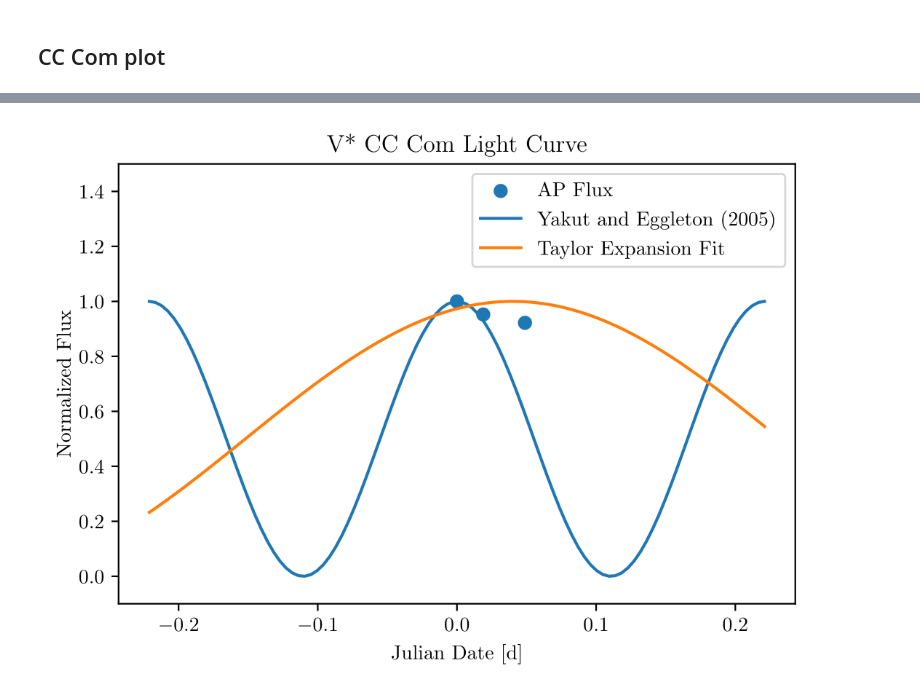
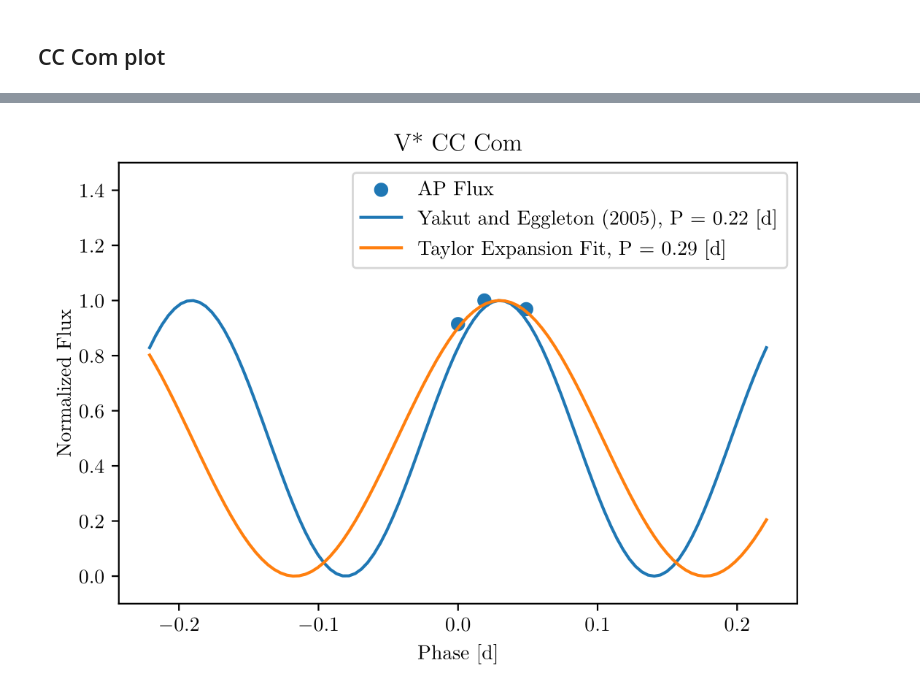
Before and after one commit to matt-ketk/astr-480, a Jupyter notebook: analysis/PaperFigures.ipynb, the cells around one changed output, grey strips where cells are left out. Cells and saved outputs as stored; diff of their text form; code cells hidden in the pictures.

```diff
--- a/analysis/PaperFigures.ipynb
+++ b/analysis/PaperFigures.ipynb
@@ -26,8 +26,17 @@ flat_dir = './data/flat'
 darks_dir = './data/dark'
 tzboo_dir = './data/tz_boo'
 cccom_dir = './data/cc_com'
+
+cc_com_reduced = './data/cc_com/reduced/'
+tz_boo_reduced = './data/tz_boo/reduced/'
+
+pgf_plot = False
 # %%
-matplotlib.use('pgf')
+if pgf_plot:
+    matplotlib.use('pgf')
+else:
+    matplotlib.use('module://matplotlib_inline.backend_inline')
+    matplotlib.rcParams['backend']
 matplotlib.rcParams['figure.dpi'] = 200
 matplotlib.rcParams.update({
     'pgf.texsystem': 'pdflatex',
@@ -94,35 +205,37 @@ fig.savefig('../paper/figures/tz-boo_lightcurve.pgf')
 # %%
 cc_fit = pd.read_csv('./results/cc_fit_params.csv')
 cc_data = BinnedTimeSeries.read(
     './results/cccom_results.csv',
     time_bin_start_column='time_bin_start',
     time_bin_size_column='time_bin_size',
     time_bin_size_unit=u.s
 )
 
 cc_data = {
     'time' : cc_data.time_bin_start.jd - cc_data.time_bin_start.jd.min(),
     'ap flux' : cc_data['AP flux'] / cc_data['AP flux'].max()
 }
 
 cc_period_ye = 0.221
-
+cc_period_fit = cc_fit['period'][0]
 fig, ax = plt.subplots()
 
 fit_domain = np.linspace(-1 * cc_period_ye, 1 * cc_period_ye, 100)
-cc_curve_ye = lc_from_period(fit_domain, 0, cc_period_ye)
-cc_curve_fit = lc_from_period(fit_domain, 0.04, cc_fit['period'][0])
+cc_curve_ye = lc_from_period(fit_domain, 0.03, cc_period_ye)
+cc_curve_fit = lc_from_period(fit_domain, 0.03, cc_period_fit)
 
 ax.scatter(cc_data['time'], cc_data['ap flux'], label='AP Flux')
-ax.plot(fit_domain, cc_curve_ye, label='Yakut and Eggleton (2005)')
-ax.plot(fit_domain, cc_curve_fit, label='Taylor Expansion Fit')
+ax.plot(fit_domain, cc_curve_ye, label=f'Yakut and Eggleton (2005), P = {cc_period_ye:.2} [d]')
+ax.plot(fit_domain, cc_curve_fit, label=f'Taylor Expansion Fit, P = {cc_period_fit:.2} [d]')
 ax.legend()
-ax.set_xlabel('Julian Date [d]')
+ax.set_xlabel('Phase [d]')
 ax.set_ylabel('Normalized Flux')
-ax.set_title('V* CC Com Light Curve')
+ax.set_title('V* CC Com')
 ax.set_ylim([-0.1, 1.5])
 
-fig.savefig('../paper/figures/cc-com_lightcurve.pgf')
-# fig.savefig('../paper/figures/cc-com_lightcurve.png')
+if pgf_plot:
+    fig.savefig('../paper/figures/cc-com_lightcurve.pgf', format='pgf')
+else:
+    fig.savefig('../paper/figures/cc-com_lightcurve.png')
 # %% [output]
-[figure, old version]
+[figure, new version]
```
Also changed, not shown: parts of 5 cells of this notebook, 20 other files.
